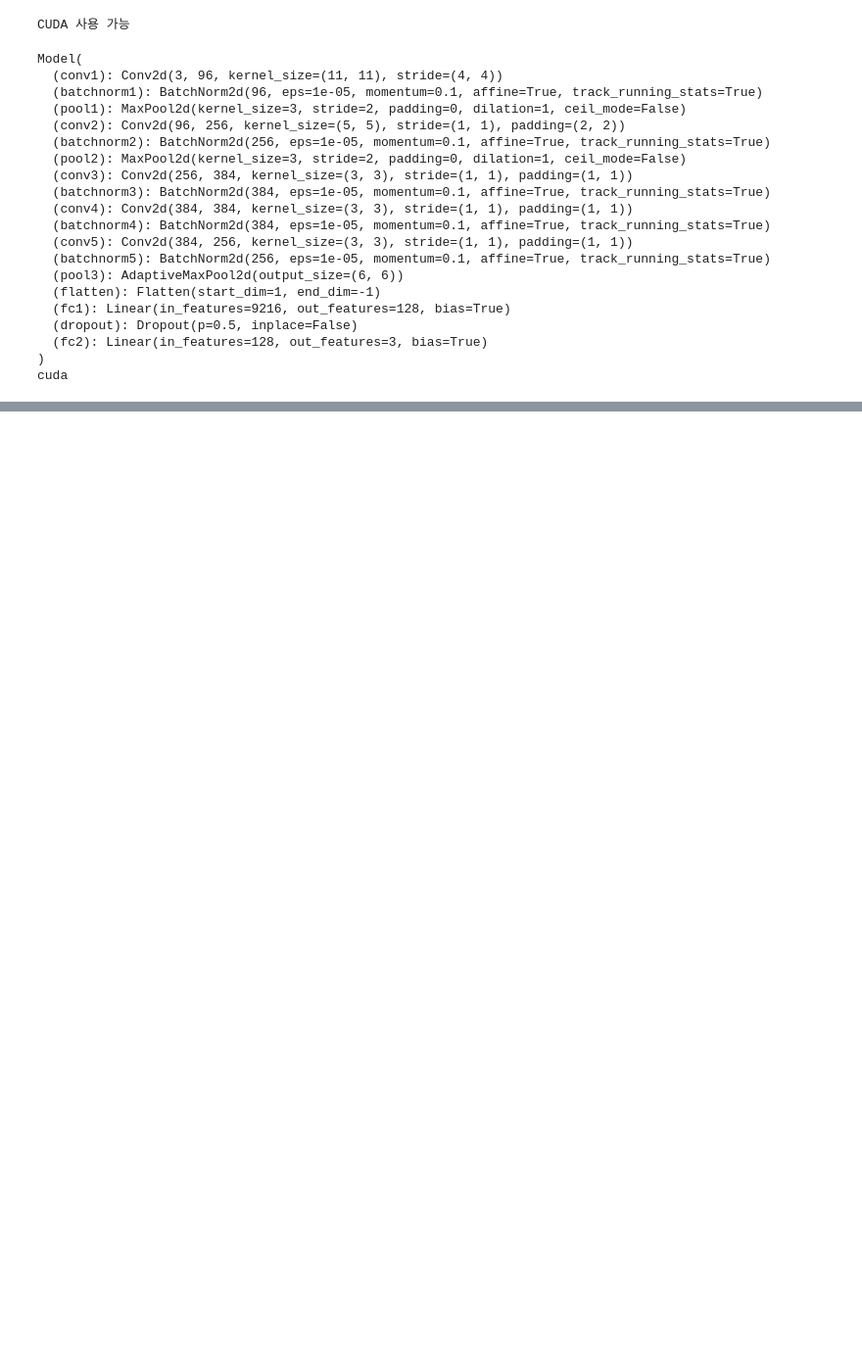
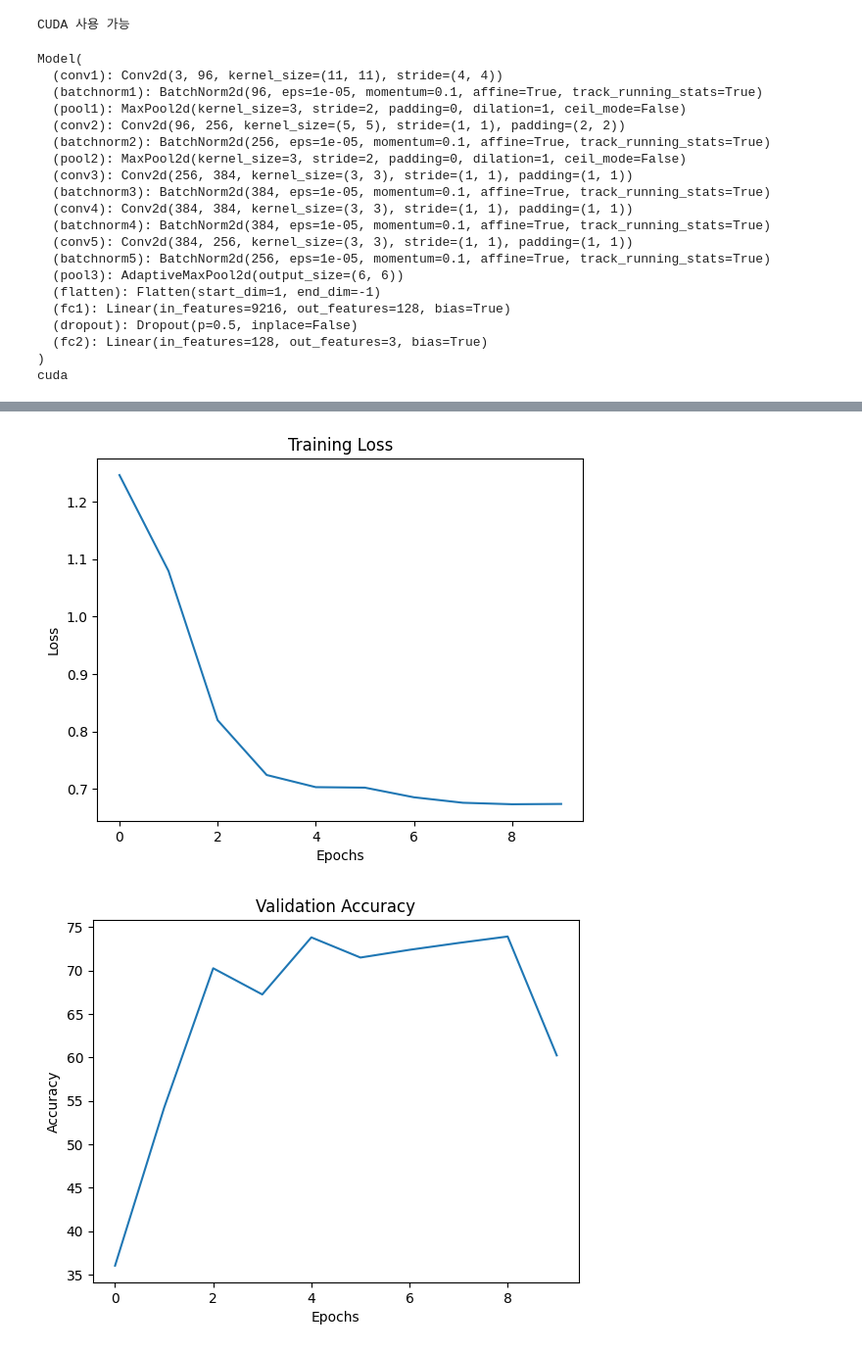
Before and after one commit to parkjunyeongg/bottle-project, a Jupyter notebook: DA/notebooks/model.ipynb, the cells around one changed output, grey strips where cells are left out. Shown: that part at 98% size. Saved outputs shown, nothing was run; the diff lists cells and outputs as text; code cells hidden in the pictures; blank space fills up the shorter version.

```diff
--- a/DA/notebooks/model.ipynb
+++ b/DA/notebooks/model.ipynb
@@ -56,7 +56,7 @@ val_size = len(dataset) - train_size
 train_dataset, val_dataset = torch.utils.data.random_split(dataset, [train_size, val_size])
 
 # 데이터로더 생성
-batch_size = 2
+batch_size = 4
 train_dataloader = DataLoader(train_dataset, batch_size=batch_size, shuffle=True)
 val_dataloader = DataLoader(val_dataset, batch_size=batch_size)
 # %%
@@ -141,6 +141,8 @@ Model(
 )
 cuda
 # %%
+import matplotlib.pyplot as plt
+
 # 모델 학습시키기
 # 손실 함수와 최적화 알고리즘 설정
 criterion = nn.CrossEntropyLoss().to(device)  # 손실 함수 수정
@@ -152,12 +154,19 @@ best_accuracy = 0.0  # 가장 좋은 정확도를 저장할 변수 초기화
 best_model_path = "best_model.pt" # 가장 좋은 모델 매개변수의 저장 경로
 prev_loss = None
 
-# 손실 값 저장 리스트 초기화
+# 손실(loss) 및 정확도(accuracy) 기록을 위한 리스트 초기화
 loss_values = []
+accuracy_values = []
 
 # Early stopping 관련 변수 초기화
 early_stopping_count = 0
 early_stopping_threshold = 3
+
+# 학습 반복
+epochs = 10
+best_accuracy = 0.0
+best_model_path = "best_model.pt"
+prev_loss = None
 
 for epoch in range(epochs):
     running_loss = 0.0
@@ -165,27 +174,52 @@ for epoch in range(epochs):
         # 이미지와 라벨을 CUDA 장치로 이동
         images = images.to(device)
         labels = labels.to(device)
-        # 그래디언트 초기화
+
         optimizer.zero_grad()
-        # 모델에 이미지 전달하여 예측 수행
         outputs = model(images)
-        # 손실 계산
         loss = criterion(outputs, labels)
-
-        # 역전파 및 가중치 업데이트
         loss.backward()
         optimizer.step()
         running_loss += loss.item()
 
-    print(f"Epoch {epoch+1} - Loss: {running_loss / len(train_dataloader)}")
+    epoch_loss = running_loss / len(train_dataloader)
+    loss_values.append(epoch_loss)
+    print(f"Epoch {epoch+1} - Loss: {epoch_loss}")
 
-    # Early Stopping 체크
-    loss_values.append(running_loss)
-    if len(loss_values) > early_stopping_threshold:
-        recent_losses = loss_values[-early_stopping_threshold:]
-        if all(recent_losses[i] >= recent_losses[i-1] for i in range(1, early_stopping_threshold)):
-            print("Early stopping due to increasing loss")
-            break
+    # 검증 데이터셋을 통한 정확도 계산
+    with torch.no_grad():
+        correct = 0
+        total = 0
+        for images, labels in val_dataloader:
+            images = images.to(device)
+            labels = labels.to(device)
+            outputs = model(images)
+            _, predicted = torch.max(outputs.data, 1)
+            total += labels.size(0)
+            correct += (predicted == labels).sum().item()
 
-print("Training complete")
+        epoch_accuracy = 100 * correct / total
+        accuracy_values.append(epoch_accuracy)
+
+        print(f"Validation Accuracy: {epoch_accuracy}%")
+
+    # 현재 epoch의 결과가 이전의 가장 좋은 결과보다 좋은 경우, 모델 상태 저장
+    if epoch_accuracy > best_accuracy:
+        best_accuracy = epoch_accuracy
+        torch.save(model.state_dict(), best_model_path)
+        print("Best model saved.")
+
+# 손실 그래프
+plt.plot(loss_values)
+plt.xlabel('Epochs')
+plt.ylabel('Loss')
+plt.title('Training Loss')
+plt.show()
+
+# 정확도 그래프
+plt.plot(accuracy_values)
+plt.xlabel('Epochs')
+plt.ylabel('Accuracy')
+plt.title('Validation Accuracy')
+plt.show()
 # %% [output]
@@ -202,0 +243,2 @@ Training complete
+[figure, added]
+[figure, added]
```
Also changed, not shown: parts of 2 cells of this notebook, 18 other files.
